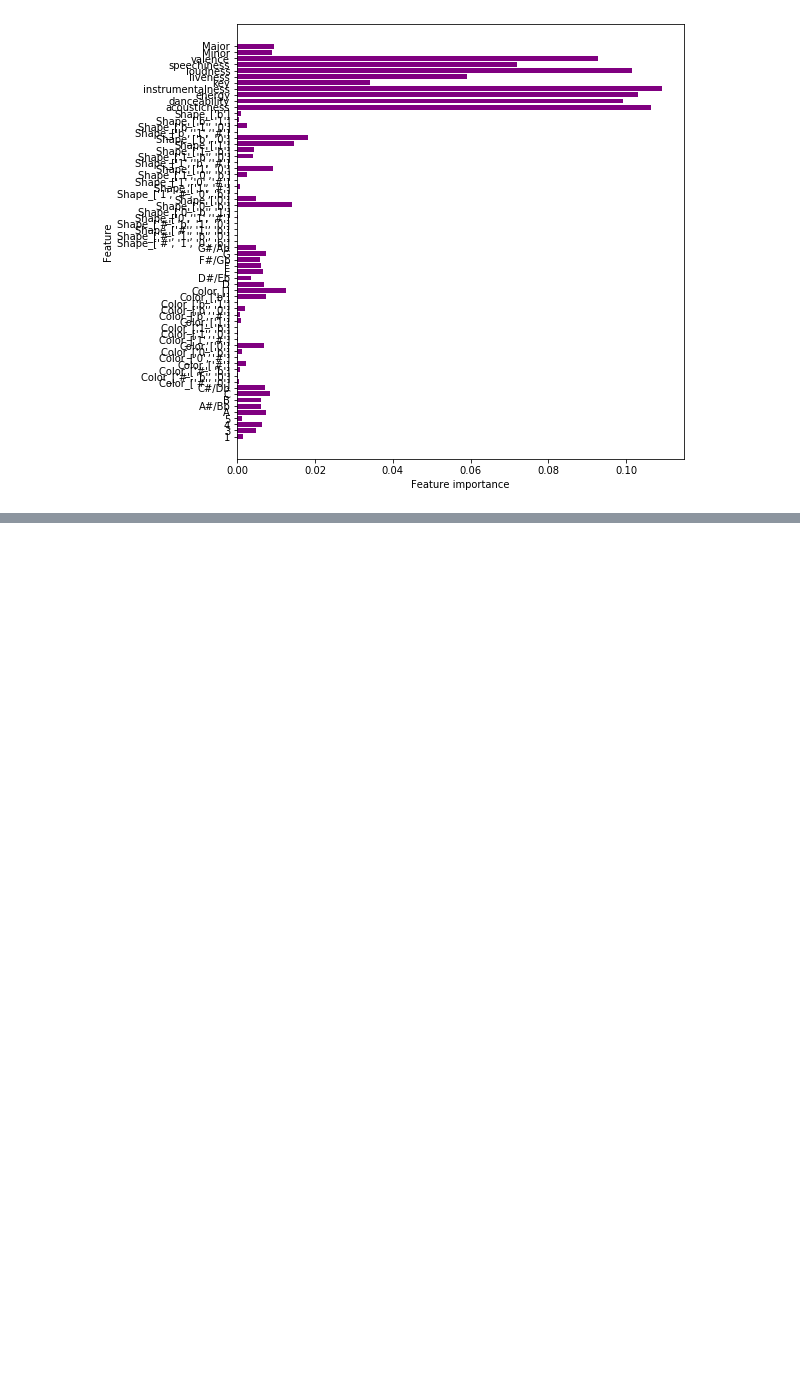
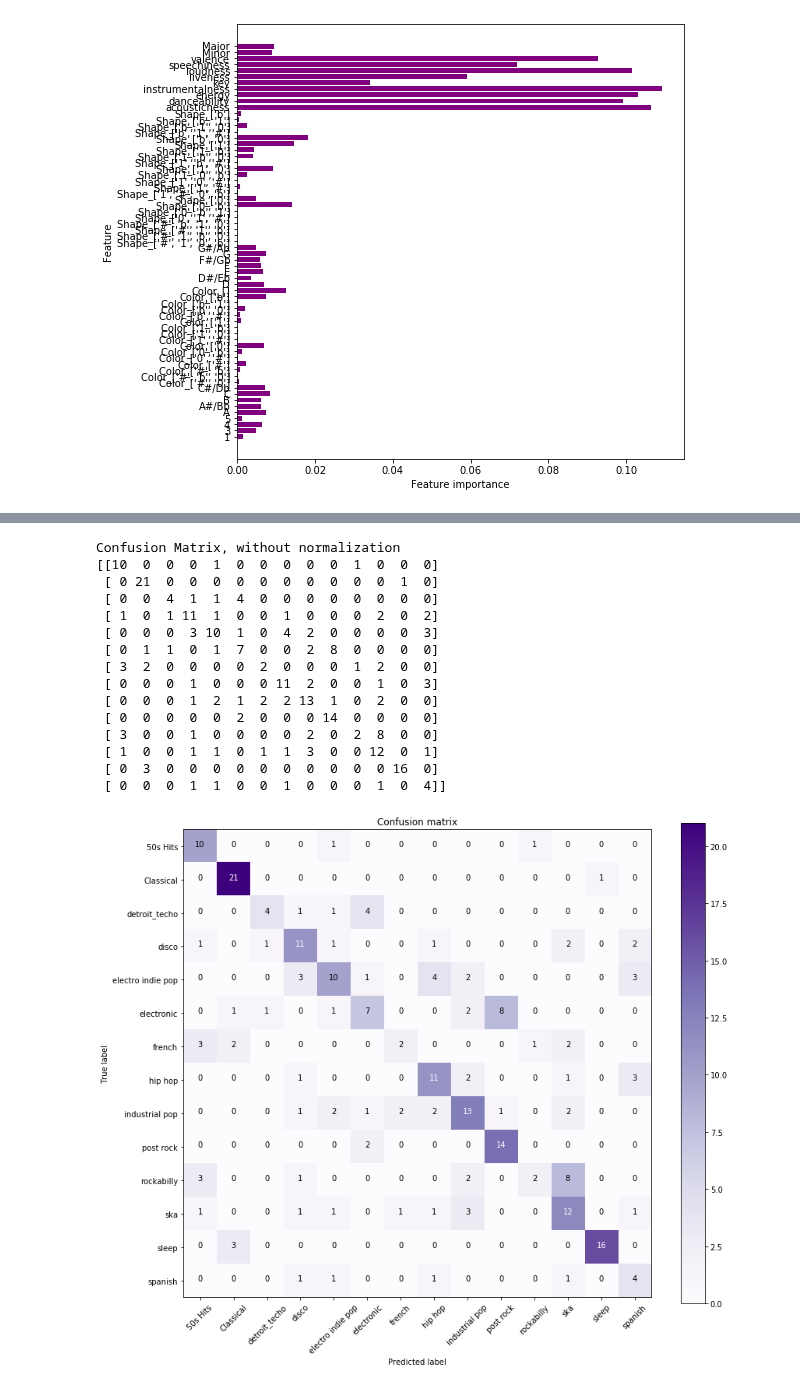
Before and after one commit to FinchMF/Classification_Models, a Jupyter notebook: Modeling.ipynb, the cells around one changed output, grey strips where cells are left out. Drawn from its saved outputs; the diff is of its cells as text; code cells hidden in the pictures; blank space fills up the shorter version.

```diff
--- a/Modeling.ipynb
+++ b/Modeling.ipynb
@@ -397,0 +407,5 @@ plot_feature_importances(forest)
+# %%
+rf_clf = RandomForestClassifier()
+mean_rf_cv_score = np.mean(cross_val_score(rf_clf, X_train, y_train, cv=10))
+
+print(f"Mean Cross Validation Score for Random Forest Classifier: {mean_rf_cv_score :.2%}")
@@ -397,0 +414,15 @@ plot_feature_importances(forest)
+# %%
+rf_param_grid = {
+    'n_estimators': [10, 30, 100],
+    'criterion': ['gini', 'entropy'],
+    'max_depth': [None, 2, 6, 10],
+    'min_samples_split': [5, 10],
+    'min_samples_leaf': [3, 6]
+}
+
+rf_grid_search = GridSearchCV(rf_clf, rf_param_grid, cv=10)
+rf_grid_search.fit(X_train, y_train)
+
+print(f"Training Accuracy: {rf_grid_search.best_score_ :.2%}")
+print("")
+print(f"Optimal Parameters: {rf_grid_search.best_params_}")
@@ -397,0 +435,7 @@ plot_feature_importances(forest)
+# %%
+forest = RandomForestClassifier(criterion= 'entropy',
+                                n_estimators= 100,
+                                max_depth= 60,
+                                min_samples_leaf = 3
+                                )
+forest.fit(X_train, y_train)
@@ -397,0 +463,7 @@ plot_feature_importances(forest)
+# %%
+preds = forest.predict(X_test)
+random_forest_confusion_matrix = confusion_matrix(y_test, preds)
+random_forest_classification_report = classification_report(y_test, preds)
+print(random_forest_confusion_matrix)
+print(random_forest_classification_report)
+print("The accuracy score is" + " "+ str(accuracy_score(y_test, preds)))
@@ -397,0 +509,22 @@ plot_feature_importances(forest)
+# %%
+plot_confusion_matrix(random_forest_confusion_matrix, classes,
+                          normalize=False,
+                          title='Confusion matrix',
+                          cmap=plt.cm.Purples)
+# %% [output]
+Confusion Matrix, without normalization
+[[10  0  0  0  1  0  0  0  0  0  1  0  0  0]
+ [ 0 21  0  0  0  0  0  0  0  0  0  0  1  0]
+ [ 0  0  4  1  1  4  0  0  0  0  0  0  0  0]
+ [ 1  0  1 11  1  0  0  1  0  0  0  2  0  2]
+ [ 0  0  0  3 10  1  0  4  2  0  0  0  0  3]
+ [ 0  1  1  0  1  7  0  0  2  8  0  0  0  0]
+ [ 3  2  0  0  0  0  2  0  0  0  1  2  0  0]
+ [ 0  0  0  1  0  0  0 11  2  0  0  1  0  3]
+ [ 0  0  0  1  2  1  2  2 13  1  0  2  0  0]
+ [ 0  0  0  0  0  2  0  0  0 14  0  0  0  0]
+ [ 3  0  0  1  0  0  0  0  2  0  2  8  0  0]
+ [ 1  0  0  1  1  0  1  1  3  0  0 12  0  1]
+ [ 0  3  0  0  0  0  0  0  0  0  0  0 16  0]
+ [ 0  0  0  1  1  0  0  1  0  0  0  1  0  4]]
+[figure, added]
```
Also changed, not shown: parts of 33 cells of this notebook, 5 other files.
